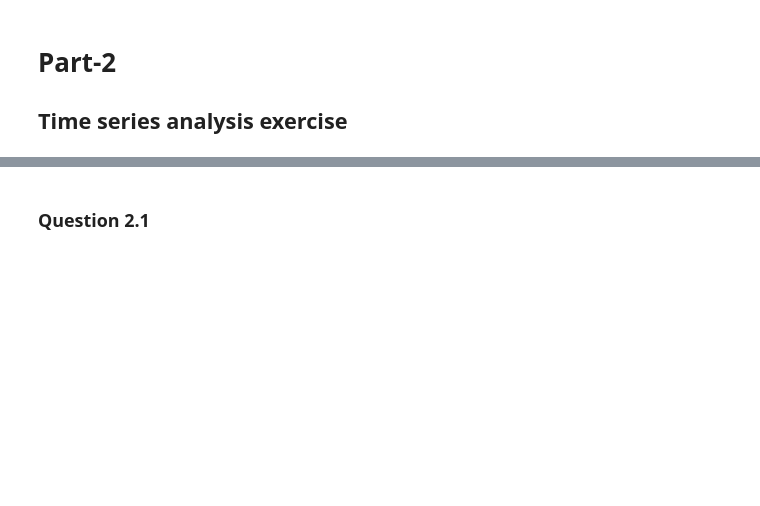
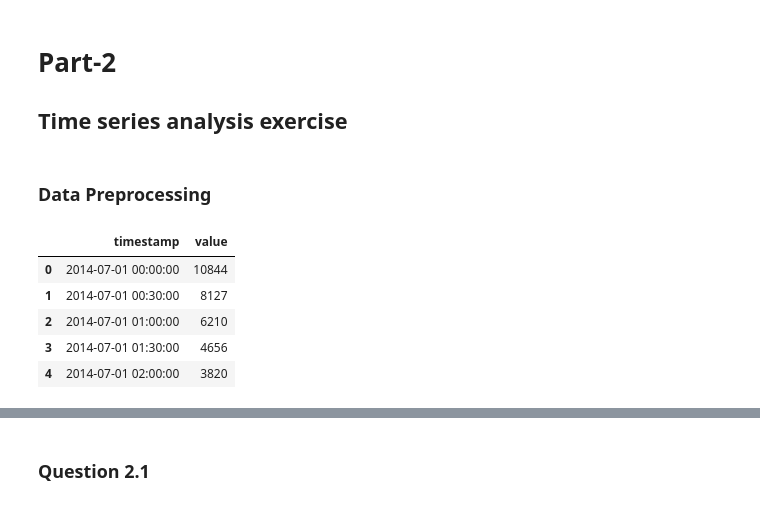
Before and after one commit to art-python/MSDeakin, a Jupyter notebook: SIG742Task2.ipynb, the cells around one changed output, grey strips where cells are left out. Drawn from its saved outputs; the diff is of its cells as text; code cells hidden in the pictures; blank space fills up the shorter version.

```diff
--- a/SIG742Task2.ipynb
+++ b/SIG742Task2.ipynb
@@ -174,3 +199,20 @@ Answer 1.10
 # %% [markdown]
 # Part-2
 ## Time series analysis exercise
+# %% [markdown]
+### Data Preprocessing
+# %%
+# load the dataset file and read the csv
+file_name = "nyc_taxi.csv"
+
+# Load the CSV file into a DataFrame
+dataset2 = pd.read_csv(folder_path + file_name)
+# %%
+dataset2.head()
+# %% [output]
+|  | timestamp | value |
+| 0 | 2014-07-01 00:00:00 | 10844 |
+| 1 | 2014-07-01 00:30:00 | 8127 |
+| 2 | 2014-07-01 01:00:00 | 6210 |
+| 3 | 2014-07-01 01:30:00 | 4656 |
+| 4 | 2014-07-01 02:00:00 | 3820 |
```
Also changed, not shown: parts of 17 cells of this notebook.
